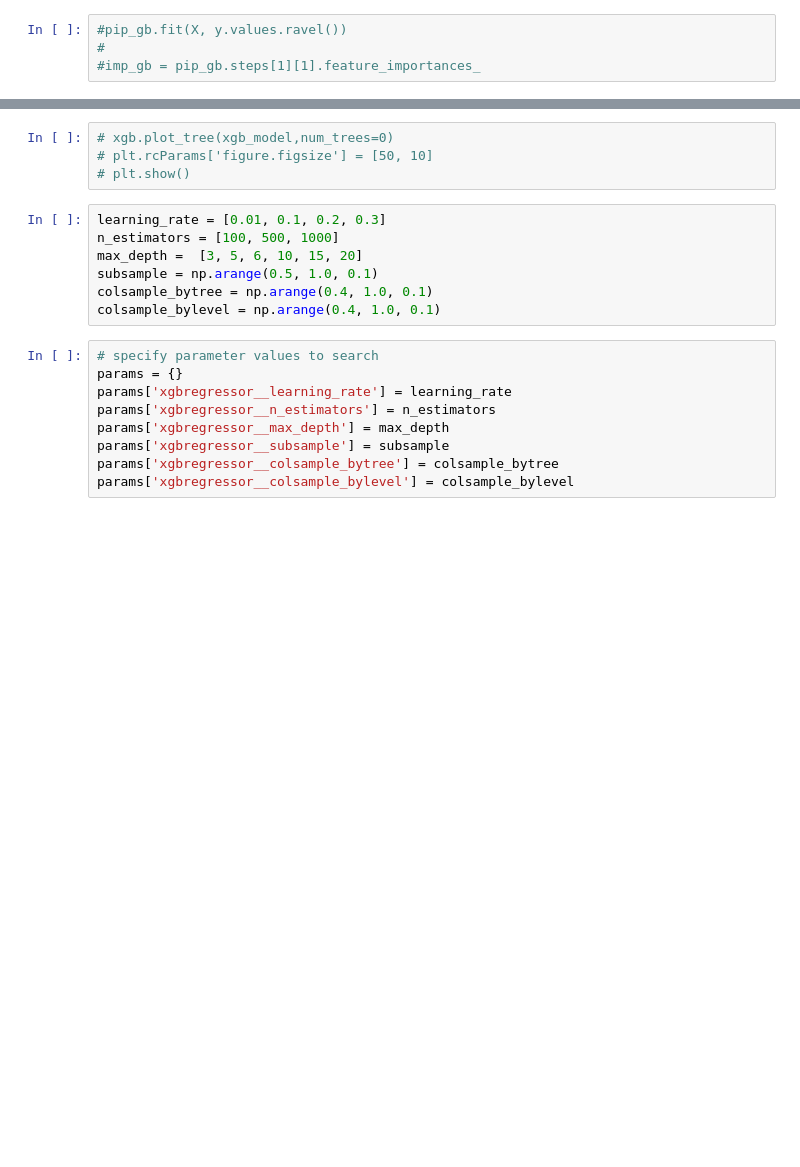
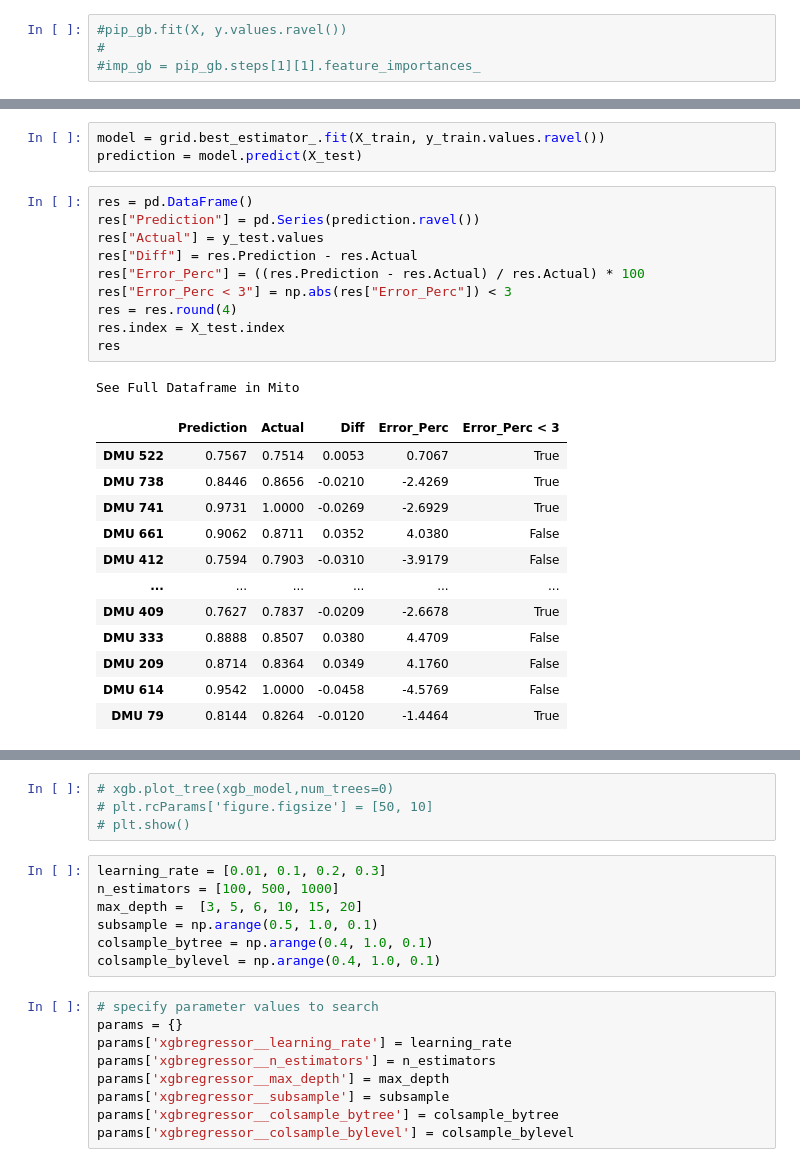
Before and after one commit to kurtsenol/DEA, a Jupyter notebook: DEA_ML_12I_1O.ipynb, the cells around one changed output, grey strips where cells are left out. Cells and saved outputs as stored; diff of their text form; blank space fills up the shorter version.

```diff
--- a/DEA_ML_12I_1O.ipynb
+++ b/DEA_ML_12I_1O.ipynb
@@ -470,0 +474,27 @@ fig.show()
+# %%
+model = grid.best_estimator_.fit(X_train, y_train.values.ravel())
+prediction = model.predict(X_test)
+# %%
+res = pd.DataFrame()
+res["Prediction"] = pd.Series(prediction.ravel())
+res["Actual"] = y_test.values
+res["Diff"] = res.Prediction - res.Actual
+res["Error_Perc"] = ((res.Prediction - res.Actual) / res.Actual) * 100
+res["Error_Perc < 3"] = np.abs(res["Error_Perc"]) < 3
+res = res.round(4)
+res.index = X_test.index
+res
+# %% [output]
+See Full Dataframe in Mito
+|  | Prediction | Actual | Diff | Error_Perc | Error_Perc < 3 |
+| DMU 522 | 0.7567 | 0.7514 | 0.0053 | 0.7067 | True |
+| DMU 738 | 0.8446 | 0.8656 | -0.0210 | -2.4269 | True |
+| DMU 741 | 0.9731 | 1.0000 | -0.0269 | -2.6929 | True |
+| DMU 661 | 0.9062 | 0.8711 | 0.0352 | 4.0380 | False |
+| DMU 412 | 0.7594 | 0.7903 | -0.0310 | -3.9179 | False |
+| ... | ... | ... | ... | ... | ... |
+| DMU 409 | 0.7627 | 0.7837 | -0.0209 | -2.6678 | True |
+| DMU 333 | 0.8888 | 0.8507 | 0.0380 | 4.4709 | False |
+| DMU 209 | 0.8714 | 0.8364 | 0.0349 | 4.1760 | False |
+| DMU 614 | 0.9542 | 1.0000 | -0.0458 | -4.5769 | False |
+| DMU 79 | 0.8144 | 0.8264 | -0.0120 | -1.4464 | True |
```
Also changed, not shown: parts of 32 cells of this notebook, 1 other file.
